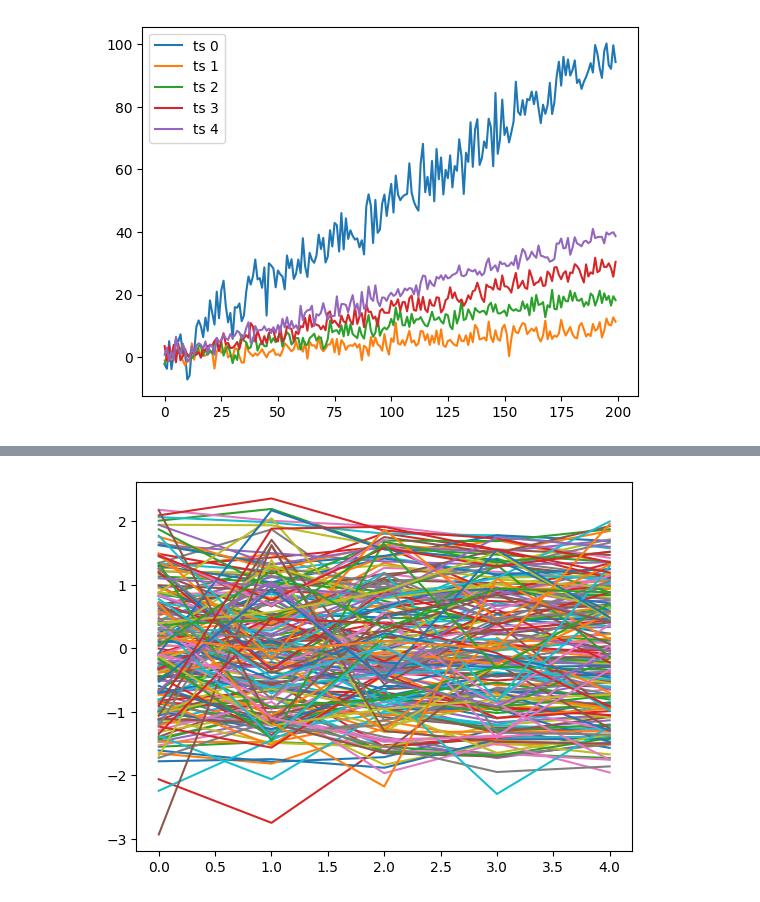
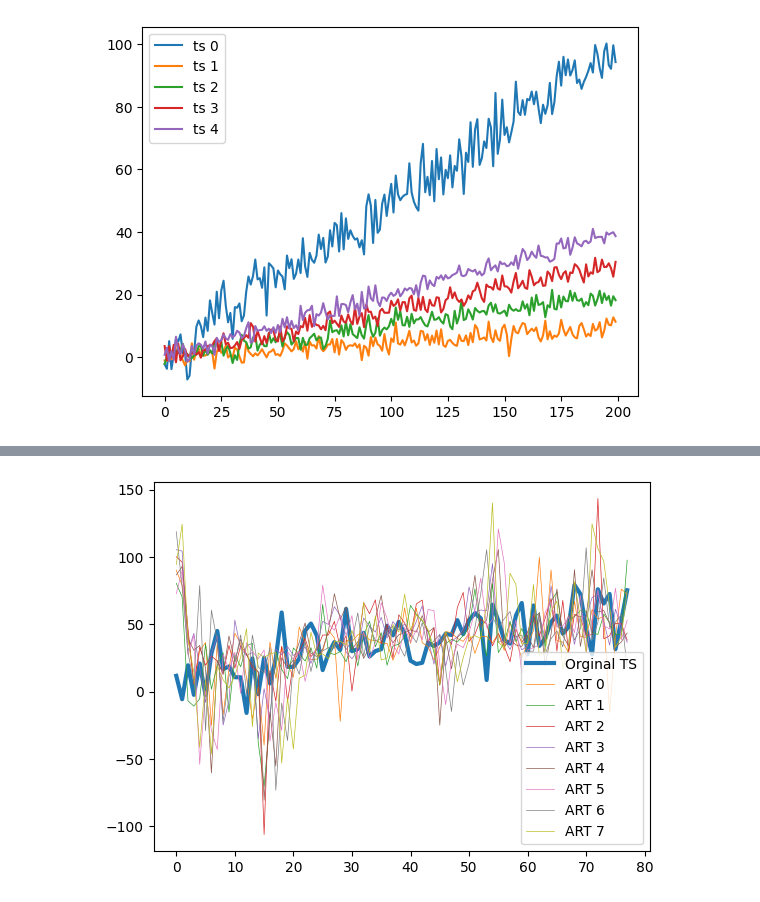
Before and after one commit to TiesHRL/DyART, a Jupyter notebook: Code/Test_script.ipynb, the cells around one changed output, grey strips where cells are left out. Cells and saved outputs as stored; diff of their text form; code cells hidden in the pictures.

```diff
--- a/Code/Test_script.ipynb
+++ b/Code/Test_script.ipynb
@@ -103,5 +103,5 @@ plt.show()
 # %%
-def generate_synthetic_data_df_multivar(n_samples=200, n_exog_vars=4):
+def generate_synthetic_data_df_multivar(n_samples=400, n_exog_vars=4):
     """
     Generates a synthetic dataset with a clear relationship between the target and multiple exogenous variables.
     Returns the data as pandas DataFrames.
@@ -618,7 +657,7 @@ def time_series_pred(data, time_series_index, pred_method, max_p, preprocessing_
 
 # Ground_truth_diff, Ground_truth, valid_prediction_diff_ART_list, valid_prediction_ART_list, tree_list = time_series_pred(data=df_temp2, time_series_index=0, pred_method='ART', max_p=6, preprocessing_method='normalization')
 # %%
-max_p = 10
+max_p = 5
 preprocessing_method = 'normalization'
 ts_train, ts_valid, ts_test, ts_param = preprocessing(df_temp2, method=preprocessing_method)
 p_set = [i for i in range(1,max_p+1)]
@@ -652,7 +691,7 @@ for p in p_set:
         d = train[0]
         d_exog = train[1:]
         ART = AutoregressiveTree(p)
-        tree = ART.build_tree(d, d_exog, 10, 5)
+        tree = ART.build_tree(d, d_exog, 10, 10)
         tree_list.append(tree)
         # tree = tree_list[p-4]
         comb = []
@@ -712,7 +753,7 @@ def hit_rate(ts_true, ts_pred):
     diff_pred = np.diff(ts_pred)
     return np.sum(np.sign(diff_true) == np.sign(diff_pred)) / len(diff_true)
 # %%
-max_p= 4
+max_p= 8
 hit_rate_ART_all_samples = []
 hit_rate_AR_all_samples = []
 rmse_ART_all_samples = []
@@ -745,29 +786,0 @@ Processing... time series number:  0
-# %%
-hit_rate_ART_list = []
-hit_rate_AR_list = []
-for i in range(max_p):
-    # print(i)
-    try:
-        hit_rate_ART_list.append(hit_rate(Ground_truth, valid_prediction_ART_list[i]))
-    except:
-        print("fail", i)
-
-max_hit_rate_index, max_hit_rate_value = max(enumerate(hit_rate_ART_list))
-a = list(Ground_truth)
-b = list(valid_prediction_ART_list[max_hit_rate_index])
-b = np.asarray(valid_prediction_ART_list).T
-plt.plot(a[1:], label='Original time series')
-plt.plot(b[1:], label='Autoregressive Tree')
-plt.xlabel('time')
-plt.ylabel('price')
-i=max_hit_rate_index+1
-plt.title('prediction based on last %i values in time series' %i)
-plt.legend()
-plt.show()
-print('Hit rate for ART model(','p:',max_hit_rate_index+1,')after prep', max_hit_rate_value)
-plt.plot(range(1, max_p+1), hit_rate_ART_list, label='Autoregressive Tree')
-plt.xlabel('p')
-plt.ylabel('Hit rate')
-plt.title('Hit rate for ART model and AR model')
-plt.legend()
-plt.show()
@@ -778,7 +787,9 @@ Hit rate for ART model( p: 4 )after prep 0.43243243243243246
-# %%
-plt.plot(ts_train, label="train")
-plt.plot(ts_valid, label="valid")
-plt.plot(ts_test, label="test")
-plt.show()
-# %% [output]
-[figure, removed]
+# %%
+plt.plot(Ground_truth, label = "Orginal TS", linewidth = '3')
+for i, pred in enumerate(valid_prediction_ART_list):
+    plt.plot(pred, label = "ART {}".format(i), linewidth = '0.5')
+
+plt.legend()
+plt.show()
+# %% [output]
+[figure, added]
```
Also changed, not shown: parts of 14 cells of this notebook.
